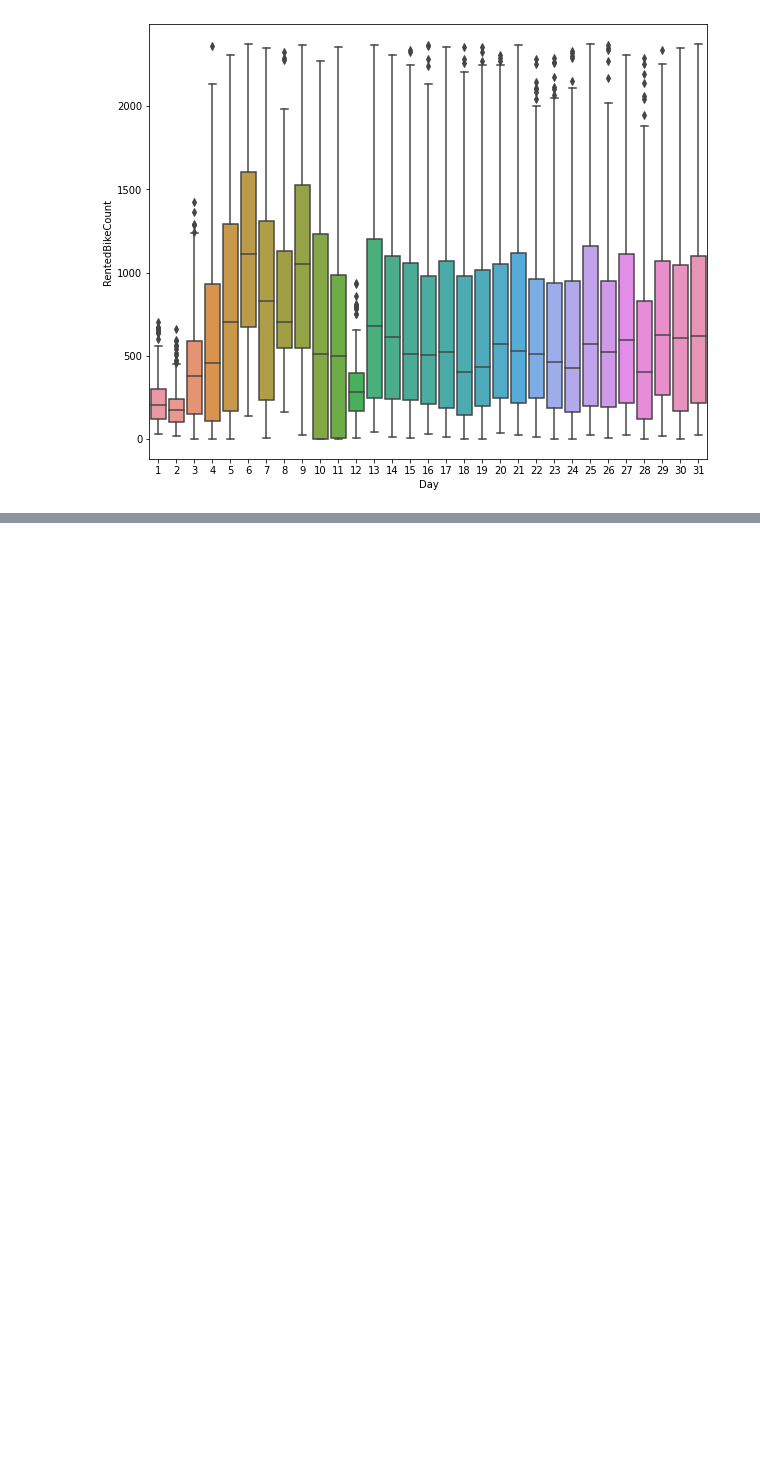
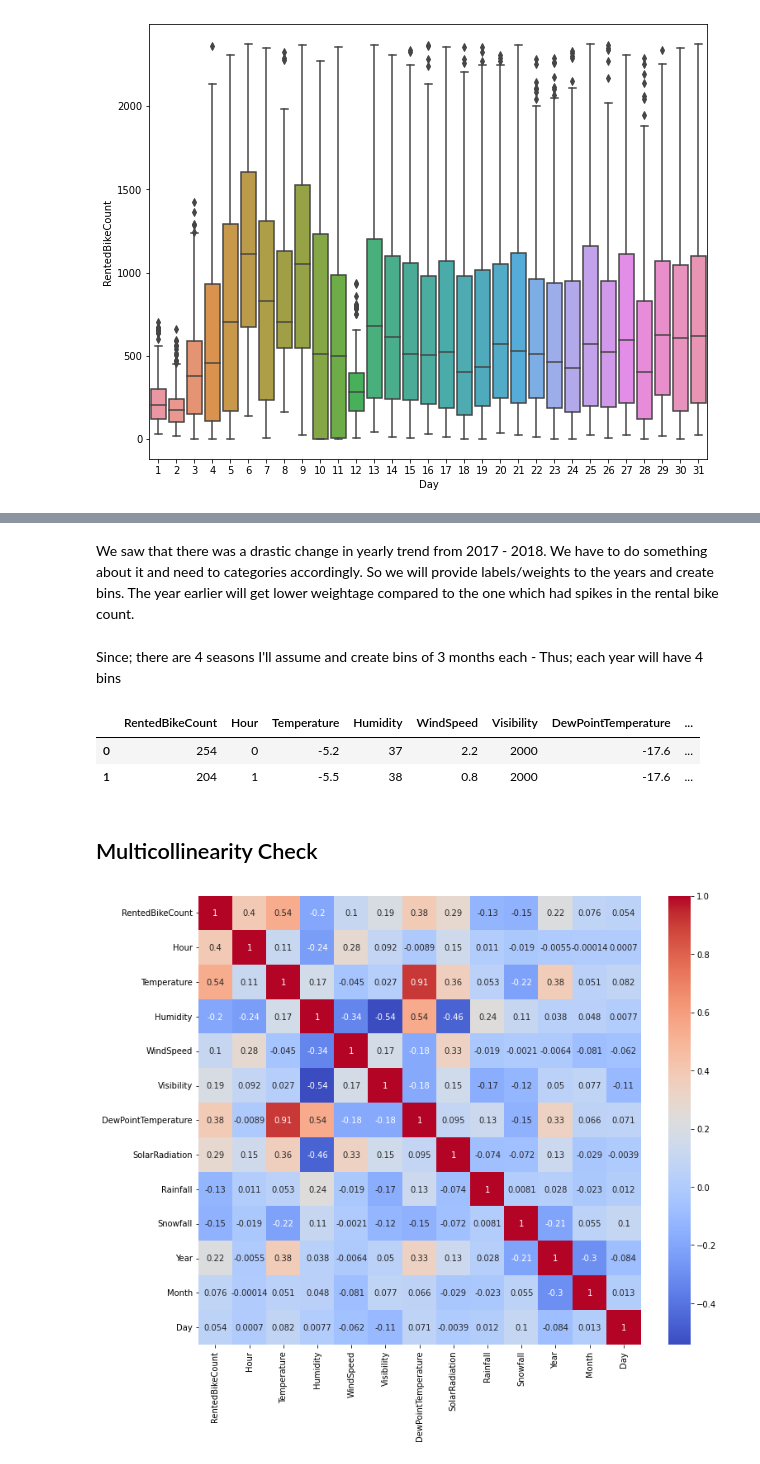
Before and after one commit to sagar2582/Capstone-2-Seoul-Bike-Sharing-Demand-Prediction, a Jupyter notebook: Seoul_Bike_Sharing_Demand_Prediction.ipynb, the cells around one changed output, grey strips where cells are left out. Saved outputs shown, nothing was run; the diff lists cells and outputs as text; code cells hidden in the pictures; blank space fills up the shorter version.

```diff
--- a/Seoul_Bike_Sharing_Demand_Prediction.ipynb
+++ b/Seoul_Bike_Sharing_Demand_Prediction.ipynb
@@ -440,0 +443,51 @@ plt.show()
+# %% [markdown]
+We saw that there was a drastic change in yearly trend from 2017 - 2018. We have to do something about it and need to categories accordingly.
+So we will provide labels/weights to the years and create bins.
+The year earlier will get lower weightage compared to the one which had spikes in the rental bike count.
+# %% [markdown]
+Since; there are 4 seasons I'll assume and create bins of 3 months each - Thus; each year will have 4 bins
+# %%
+# Creating a fuction that will take 'Month' & 'Year' as input and return 4 bins of each year
+
+#creating function
+def Year_bins(month,year):
+
+  if (year==2017) and (month<=3):
+    return 1
+  elif (year==2017) and (month>3) and (month<=6):
+    return 2
+  elif (year==2017) and (month>6) and (month<=9):
+    return 3
+  elif (year==2017) and (month>9) and (month<=12):
+    return 4
+  elif (year==2018) and (month<=3):
+    return 5
+  elif (year==2018) and (month>3) and (month<=6):
+    return 6
+  elif (year==2018) and (month>6) and (month<=9):
+    return 7
+  else:
+    return 8
+# %%
+# Creating a new column in our dataframe
+
+df_copy['Yearly_bins'] = df_copy.apply(lambda x:Year_bins(x.Month, x.Year), axis = 1)
+# %%
+# Dropping Date and Year columns as they are of no use now
+
+df_copy.drop('Month',axis=1,inplace=True)
+df_copy.drop('Year',axis=1,inplace=True)
+# %%
+df_copy.head(2)
+# %% [output]
+|  | RentedBikeCount | Hour | Temperature | Humidity | WindSpeed | Visibility | DewPointTemperature | ... |
+| 0 | 254 | 0 | -5.2 | 37 | 2.2 | 2000 | -17.6 | ... |
+| 1 | 204 | 1 | -5.5 | 38 | 0.8 | 2000 | -17.6 | ... |
+# %% [markdown]
+## Multicollinearity Check
+# %%
+plt.figure(figsize=(12,10))
+sns.heatmap(df_copy.corr(), annot=True, cmap = 'coolwarm')
+plt.show()
+# %% [output]
+[figure, added]
```
Also changed, not shown: parts of 4 cells of this notebook.
